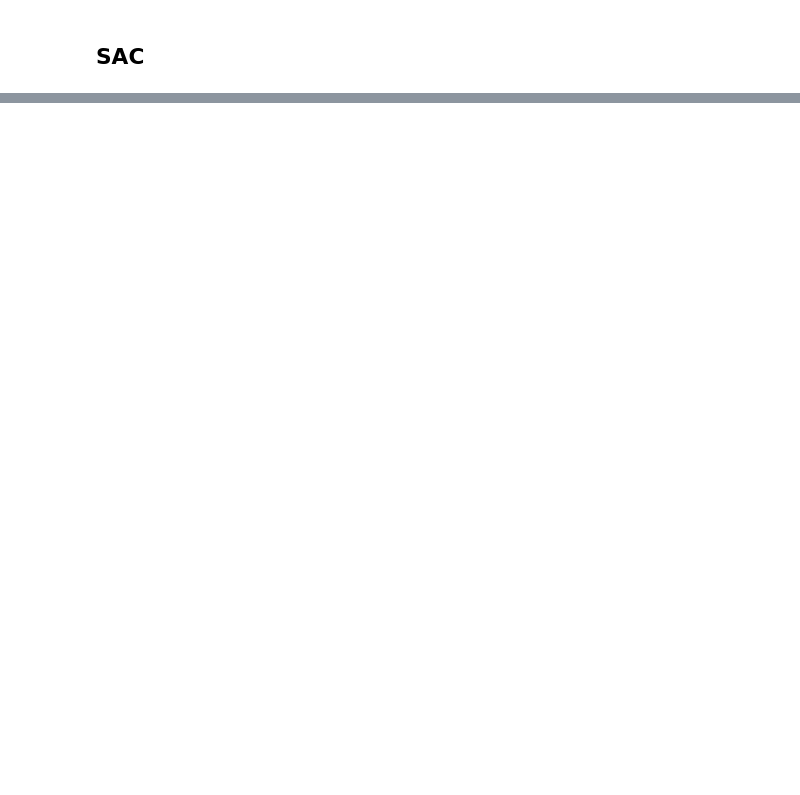
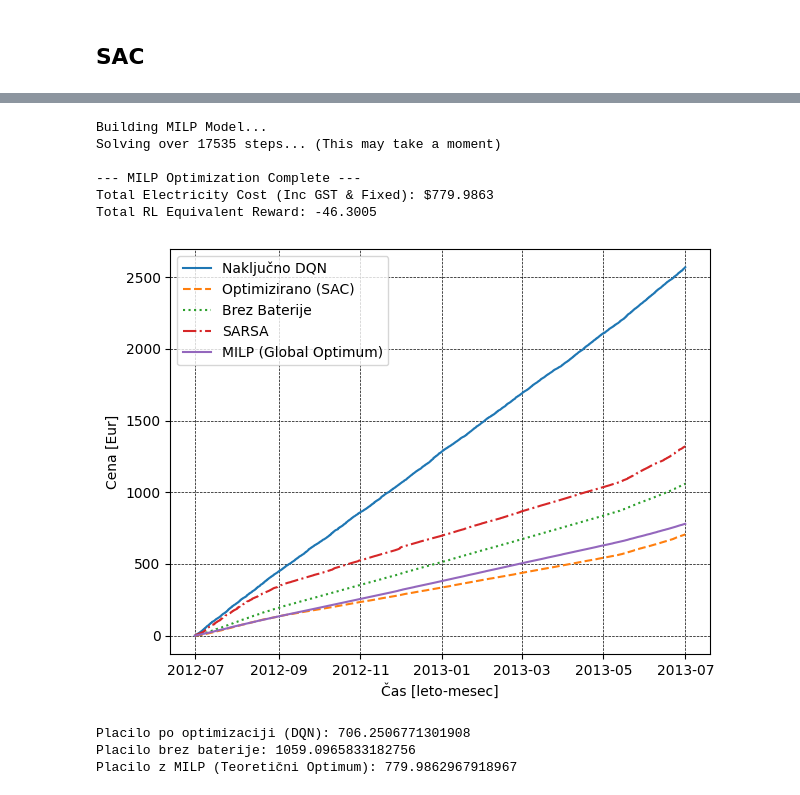
Before and after one commit to laandra/Household-RL, a Jupyter notebook: smart_home_nanogrid_DQN.ipynb, the cells around one changed output, grey strips where cells are left out. Saved outputs shown, nothing was run; the diff lists cells and outputs as text; code cells hidden in the pictures; blank space fills up the shorter version.

```diff
--- a/smart_home_nanogrid_DQN.ipynb
+++ b/smart_home_nanogrid_DQN.ipynb
@@ -1667,3 +1805,11 @@ sac_train_env = build_sac_env(
     bat_max_polnjenje=BatMaxPolnjenje, bat_max_praznjenje=BatMaxPraznjenje,
     faktor_n1=faktorN1, faktor_n2=faktorN2, faktor_n3=faktorN3,
 )
+sac_test_env = build_sac_env(
+    dataset=test_data, dataset_norm=test_data_norm,
+    episode_length=len(test_data) - 1,
+    reset_mode="deterministic",
+    bat_kapaciteta=BatKapaciteta, bat_ucinkovitost=BatUcinkovitost,
+    bat_max_polnjenje=BatMaxPolnjenje, bat_max_praznjenje=BatMaxPraznjenje,
+    faktor_n1=faktorN1, faktor_n2=faktorN2, faktor_n3=faktorN3,
+)
@@ -1671,0 +1816,9 @@ TypeError: HouseholdEnvironment.__init__() got an unexpected keyword argument 'f
+# %%
+# Drop-in replacement:
+agent, nagradaSAC, placiloSAC, baterijaSAC = Learning_SAC(
+    env=sac_train_env, ucenje=True, ponovitev=52, reset=True
+)
+# Evaluation:
+agent, nagradaSAC, placiloSAC, baterijaSAC = Learning_SAC(
+    env=sac_test_env, agent=agent, ucenje=False
+)
@@ -1671,0 +1885,43 @@ TypeError: HouseholdEnvironment.__init__() got an unexpected keyword argument 'f
+# %%
+# --- STEP 1: Run the MILP benchmark on your environment ---
+# (Make sure to run the run_milp_benchmark function provided earlier first)
+df_milp = run_milp_benchmark(env, use_discrete_actions=True)  # Set to True for discrete actions, False for continuous
+
+# --- STEP 2: Update the Plotting Variables ---
+# Append the cumulative cost array from the MILP DataFrame to your list of Y values.
+# We slice it using [:-1] to match the length of your other tracking variables.
+Y = [
+    nakljucni_placiloDQN[:-1],
+    placiloSAC[:-1],
+    agent_brez_baterije.Price[:-1],
+    agent_test.Price[:-1],
+    df_milp["Cum_Cost"].to_numpy()[:-1].tolist()  # Added MILP Cumulative Cost as mutable list
+]
+
+X = nakljucni_agent.Date
+X_label = 'Čas [leto-mesec]'
+Y_label = 'Cena [Eur]'
+
+# Update the legend to include MILP so the colors match correctly
+Legenda = ['Naključno DQN', 'Optimizirano (SAC)', 'Brez Baterije', 'SARSA', 'MILP (Global Optimum)']
+
+Naslov = 'Cena elektrike v drugi polovici podatkov SAC vs MILP'
+
+# --- STEP 3: Plot the multi-line chart ---
+plotMultiY(X, Y, X_label, [Y_label], Legenda, Naslov, save_pdf=save_pdf, save=save_png)
+
+# --- STEP 4: Print the final financial comparison metrics ---
+print(f'Placilo po optimizaciji (DQN): {placiloSAC[-1]}')
+print(f'Placilo brez baterije: {agent_brez_baterije.Price[-1]}')
+print(f'Placilo z MILP (Teoretični Optimum): {df_milp["Cum_Cost"].iloc[-1]}')
+# %% [output]
+Building MILP Model...
+Solving over 17535 steps... (This may take a moment)
+
+--- MILP Optimization Complete ---
+Total Electricity Cost (Inc GST & Fixed): $779.9863
+Total RL Equivalent Reward: -46.3005
+[figure, added]
+Placilo po optimizaciji (DQN): 706.2506771301908
+Placilo brez baterije: 1059.0965833182756
+Placilo z MILP (Teoretični Optimum): 779.9862967918967
```
Also changed, not shown: parts of 27 cells of this notebook, 2 other files.
